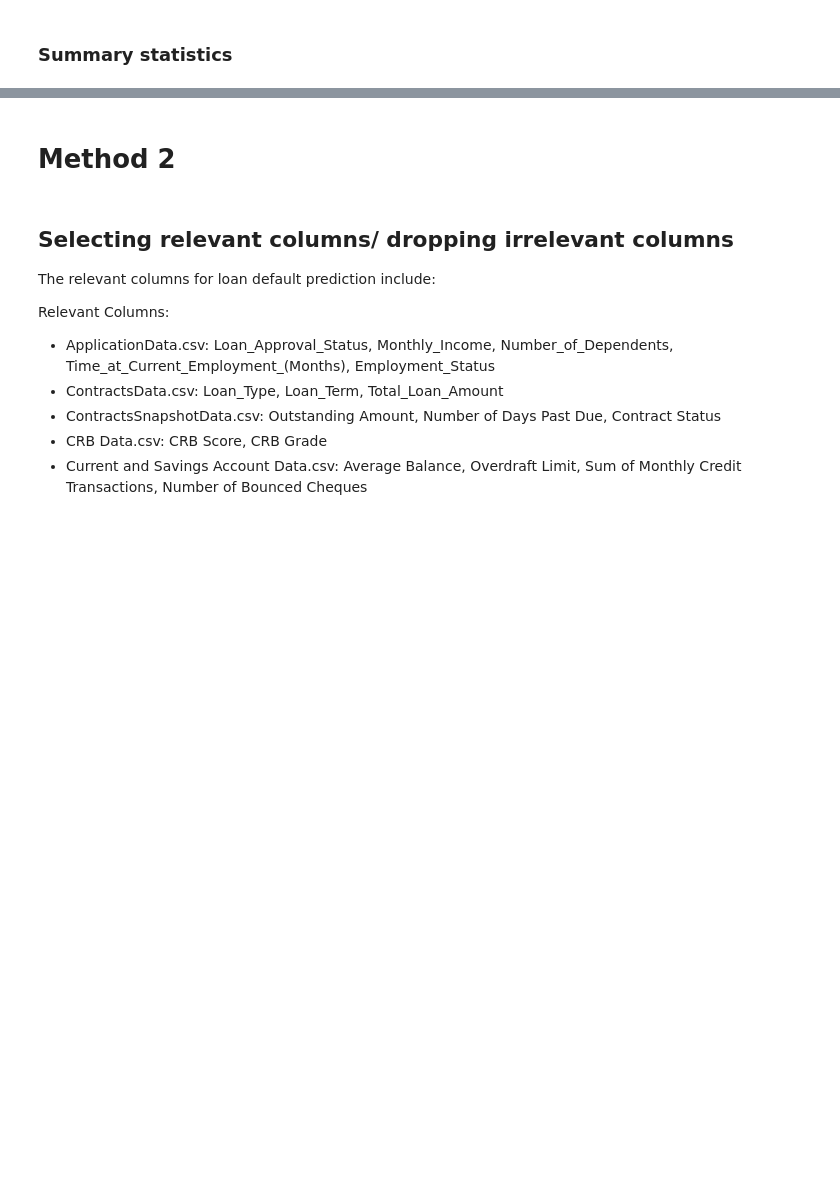
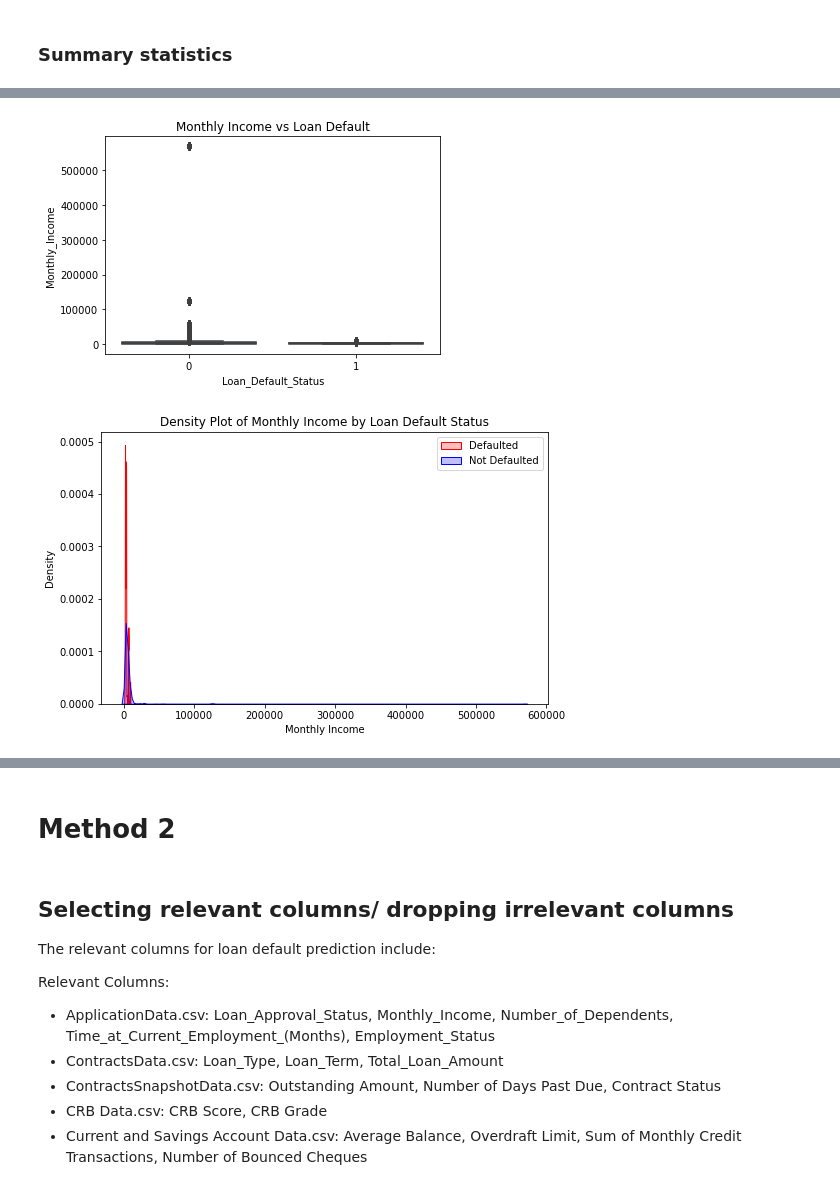
Before and after one commit to Cheptoi-Millicent/DSF-PT08P5-GROUP6-CAPSTONE-PROJECT, a Jupyter notebook: index.ipynb, the cells around one changed output, grey strips where cells are left out. Drawn from its saved outputs; the diff is of its cells as text; code cells hidden in the pictures; blank space fills up the shorter version.

```diff
--- a/index.ipynb
+++ b/index.ipynb
@@ -1001,0 +1429,25 @@ memory usage: 21.7+ MB
+# %%
+sns.boxplot(x="Loan_Default_Status", y="Monthly_Income", data=final_merged_df)
+plt.title("Monthly Income vs Loan Default")
+
+plt.figure(figsize=(8, 5))
+sns.kdeplot(final_merged_df[final_merged_df["Loan_Default_Status"] == 1]["Monthly_Income"],
+            label="Defaulted", shade=True, color="red")
+sns.kdeplot(final_merged_df[final_merged_df["Loan_Default_Status"] == 0]["Monthly_Income"],
+            label="Not Defaulted", shade=True, color="blue")
+plt.title("Density Plot of Monthly Income by Loan Default Status")
+plt.xlabel("Monthly Income")
+plt.ylabel("Density")
+plt.legend()
+
+# plt.figure(figsize=(8, 5))
+# sns.histplot(final_merged_df, x="Monthly_Income", hue="Loan_Default_Status",
+#              bins=30, kde=True, palette="coolwarm")
+# plt.title("Loan Default Status vs Monthly Income (Histogram)")
+# plt.xlabel("Monthly Income")
+# plt.ylabel("Count")
+
+plt.show()
+# %% [output]
+[figure, added]
+[figure, added]
```
Also changed, not shown: parts of 77 cells of this notebook.
